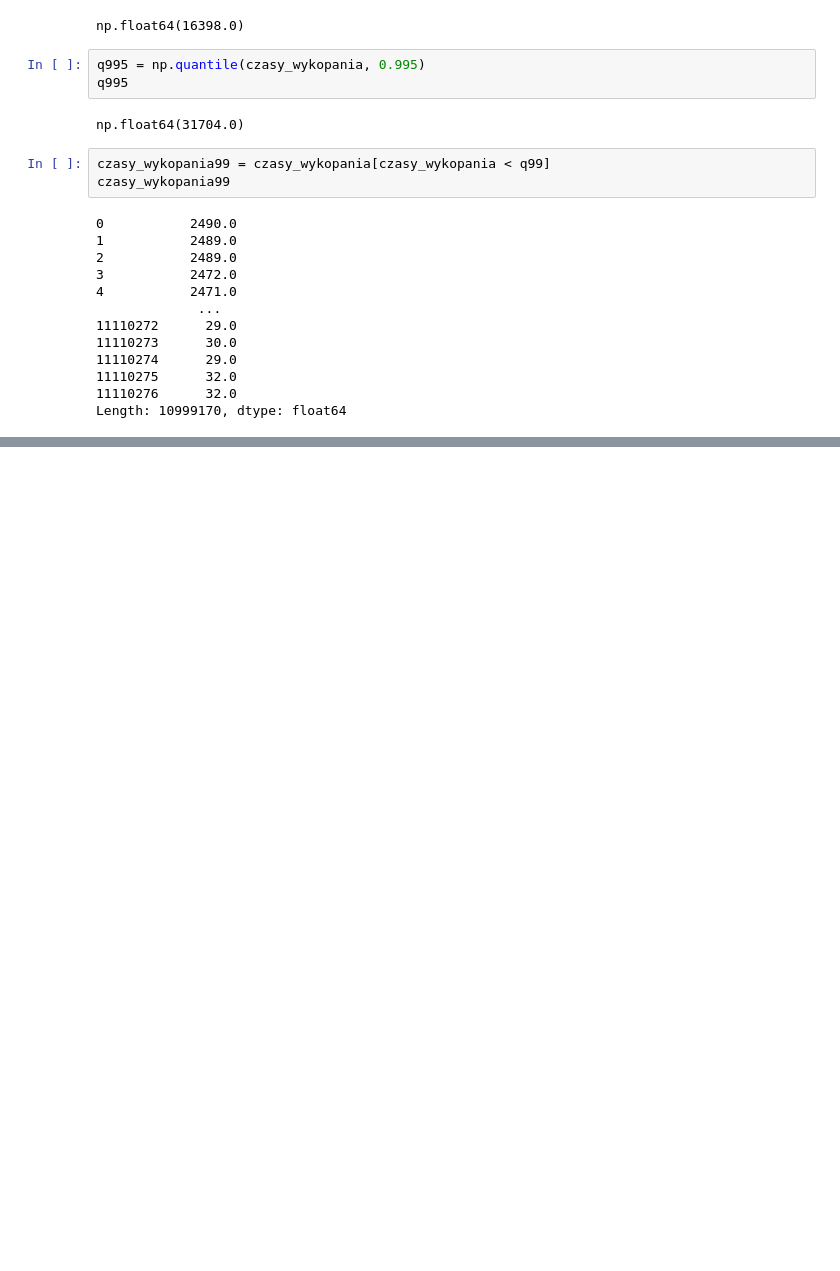
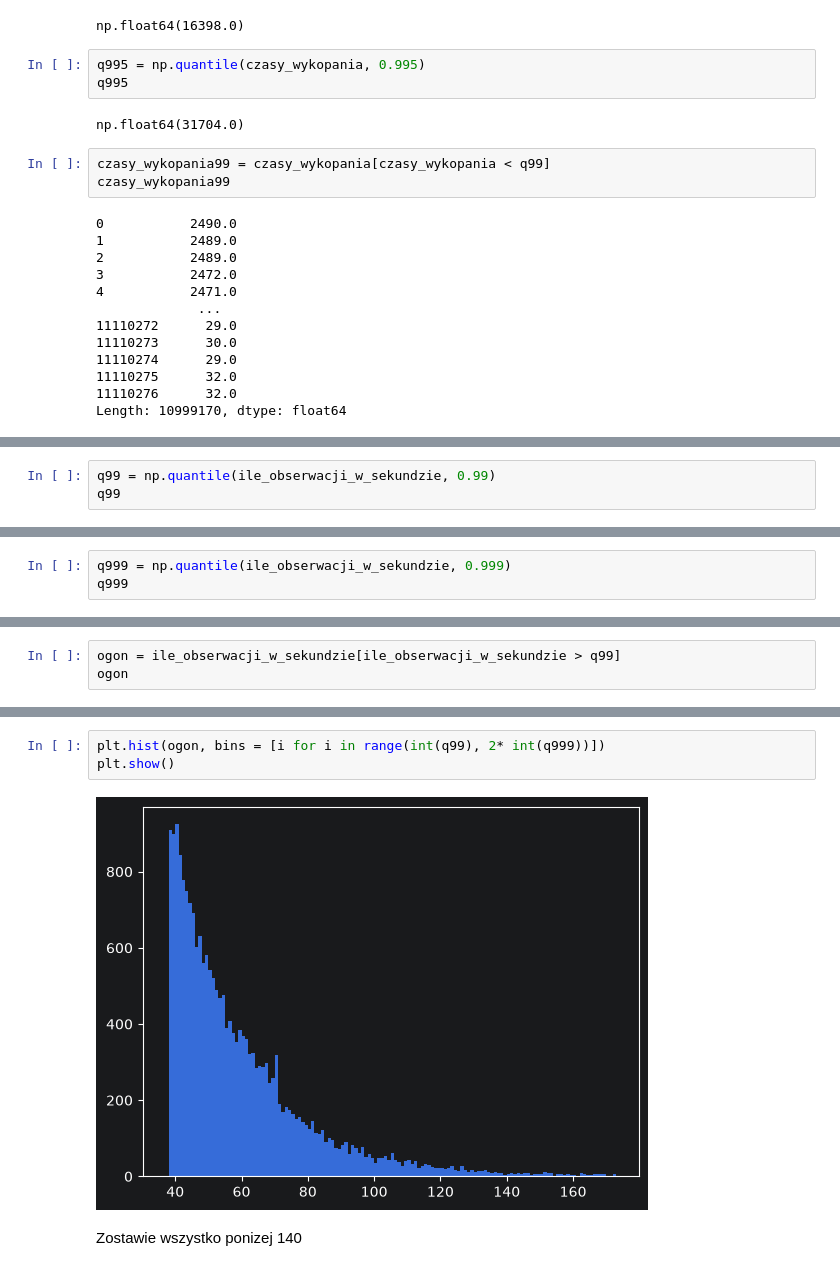
Before and after one commit to wiedzmin1414/bitcoin-node-data, a Jupyter notebook: analiza_czasow_przybycia_tranzakcji.ipynb, the cells around one changed output, grey strips where cells are left out. Cells and saved outputs as stored; diff of their text form; blank space fills up the shorter version.

```diff
--- a/analiza_czasow_przybycia_tranzakcji.ipynb
+++ b/analiza_czasow_przybycia_tranzakcji.ipynb
@@ -510,0 +528,3 @@ plt.show()
+# %%
+q99 = np.quantile(ile_obserwacji_w_sekundzie, 0.99)
+q99
@@ -510,0 +538,3 @@ plt.show()
+# %%
+q999 = np.quantile(ile_obserwacji_w_sekundzie, 0.999)
+q999
@@ -510,0 +545,3 @@ plt.show()
+# %%
+ogon = ile_obserwacji_w_sekundzie[ile_obserwacji_w_sekundzie > q99]
+ogon
@@ -510,0 +562,7 @@ plt.show()
+# %%
+plt.hist(ogon, bins = [i for i in range(int(q99), 2* int(q999))])
+plt.show()
+# %% [output]
+[figure, added]
+# %% [markdown]
+Zostawie wszystko ponizej 140
```
Also changed, not shown: parts of 30 cells of this notebook, 1 other file.
